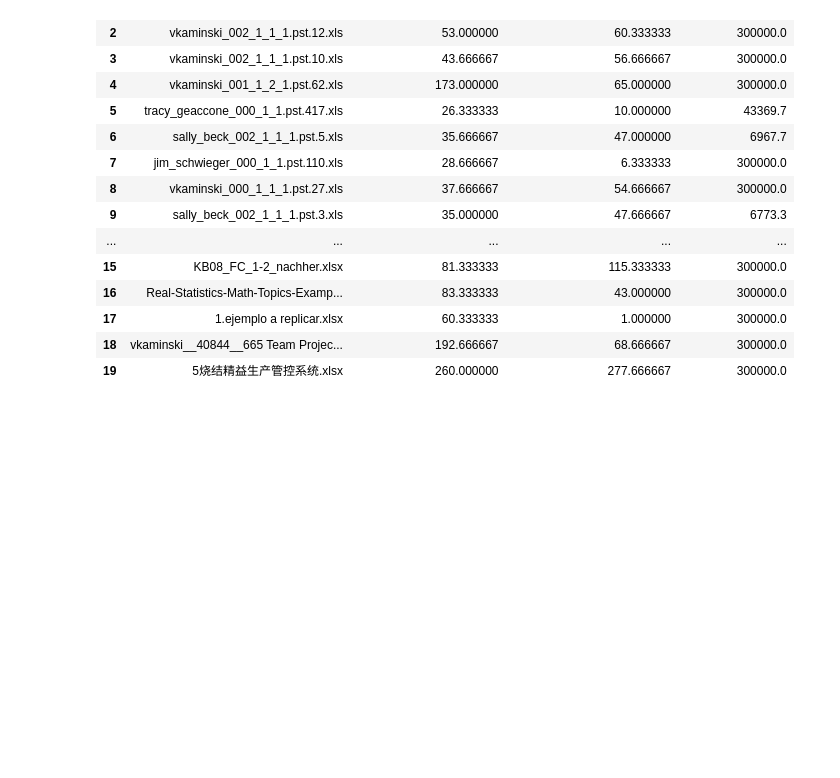
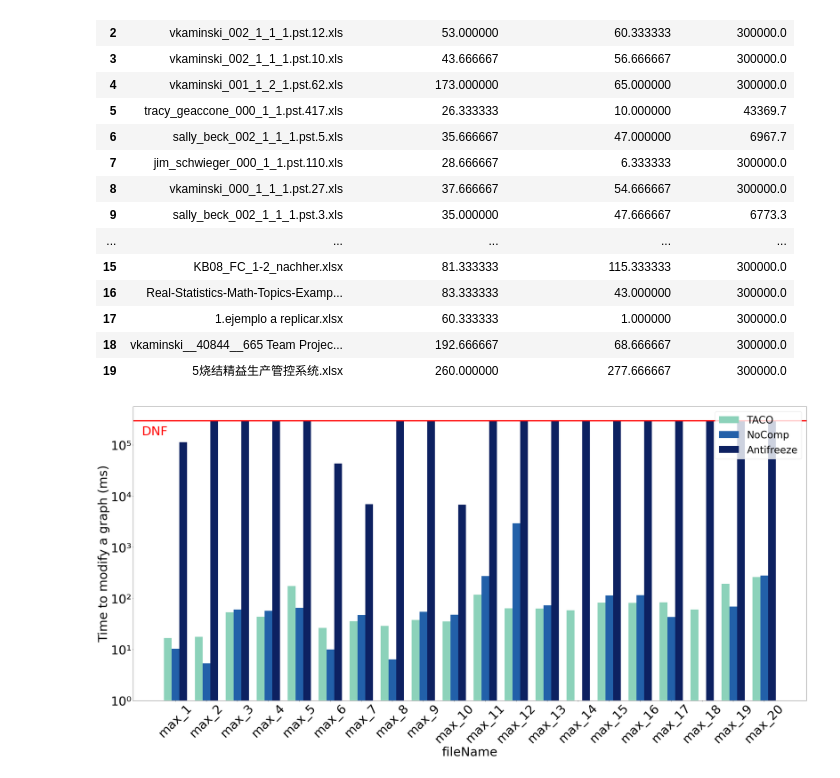
Before and after one commit to dataspread/SpreadsheetAnalyzer, a Jupyter notebook: test_result_analysis.ipynb, the cells around one changed output. Saved outputs shown, nothing was run; the diff lists cells and outputs as text; code cells hidden in the pictures; blank space fills up the shorter version.

```diff
--- a/test_result_analysis.ipynb
+++ b/test_result_analysis.ipynb
@@ -1010,3 +1088,16 @@ modify_compare
 | 17 | 1.ejemplo a replicar.xlsx | 60.333333 | 1.000000 | 300000.0 |
 | 18 | vkaminski__40844__665 Team Projec... | 192.666667 | 68.666667 | 300000.0 |
 | 19 | 5烧结精益生产管控系统.xlsx | 260.000000 | 277.666667 | 300000.0 |
+# %%
+plot_bar_chart(modify_compare,
+               ["max_" + str(i+1) for i in range(len(modify_compare))],
+               label_column_dict={"TACO": "TACO_GraphModifyTime", "NoComp": "NoComp_GraphModifyTime", "Antifreeze": "GraphModifyTime"},
+               xlabel="fileName",
+               ylabel="Time to modify a graph (ms)",
+               y_tick_min=0,
+               y_tick_max=5,
+               y_tick_num=5,
+               fig_size=(40, 20)
+              )
+# %% [output]
+[figure, added]
```
Also changed, not shown: parts of 4 cells of this notebook.
